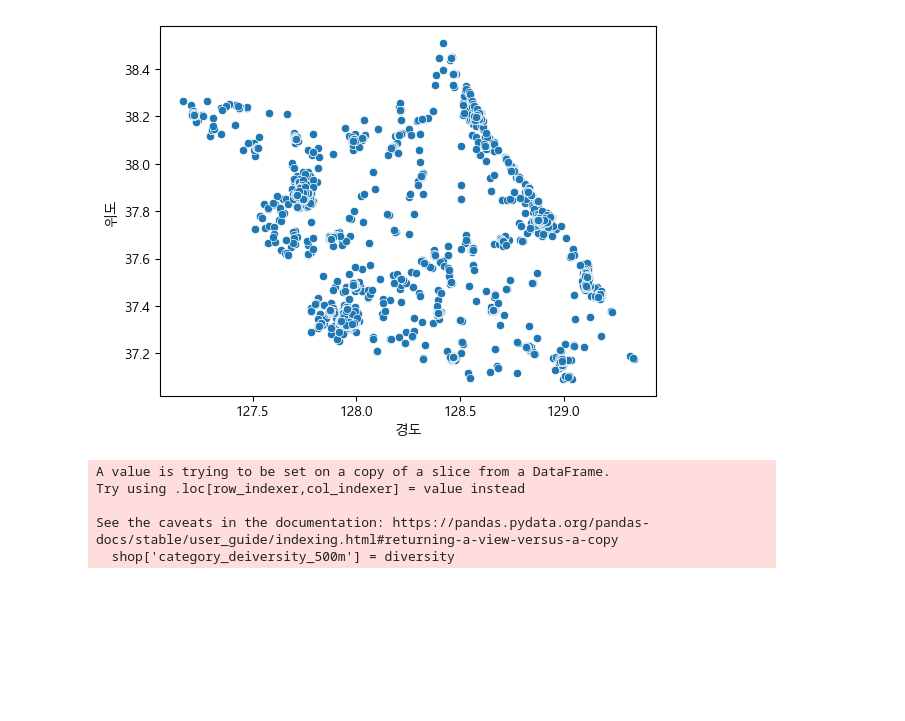
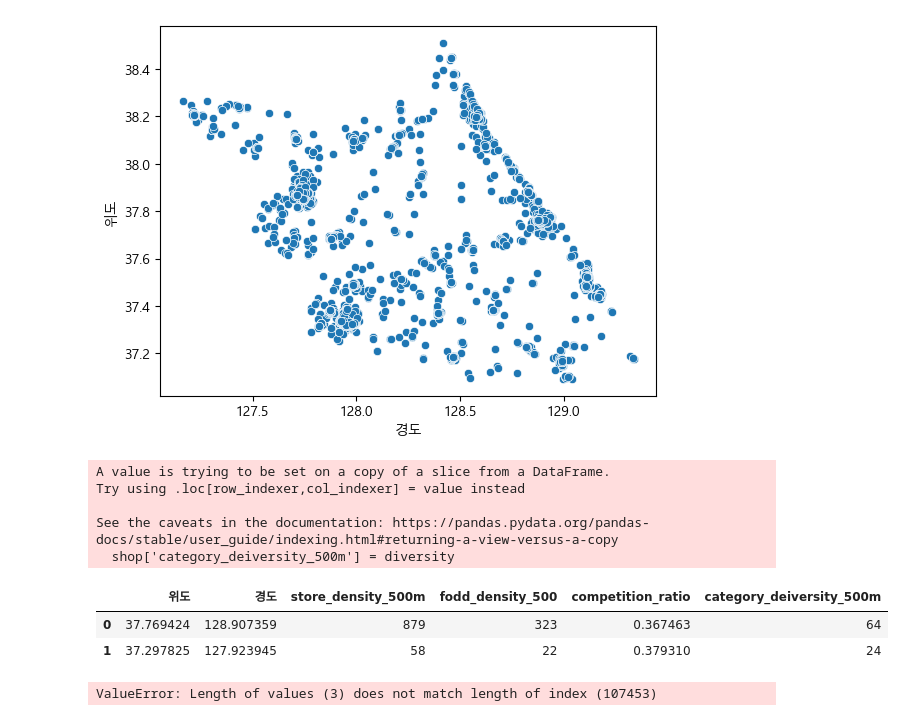
Before and after one commit to skn29teacher/skn29_lecture, a Jupyter notebook: 머신러닝/실습/002.ipynb, the cells around one changed output. Drawn from its saved outputs; the diff is of its cells as text; code cells hidden in the pictures; blank space fills up the shorter version.

```diff
--- a/머신러닝/실습/002.ipynb
+++ b/머신러닝/실습/002.ipynb
@@ -145,7 +145,7 @@ shop.loc[:,'competition_ratio'] = (shop['fodd_density_500'] / shop['store_densit
 # 0에 가까울수록 경쟁적음  1에 가까울수록 경쟁이 심함
 # %%
 indices = tree.query_radius(coors, r=radius)
-diversity = [shop.iloc[idx_list]['상권업종중분류명'].unique() for idx_list in indices]
+diversity = [len(shop.iloc[idx_list]['상권업종중분류명'].unique()) for idx_list in indices]
 # %%
 shop['category_deiversity_500m'] = diversity
 # %% [output]
@@ -154,5 +154,18 @@ Try using .loc[row_indexer,col_indexer] = value instead
 
 See the caveats in the documentation: https://pandas.pydata.org/pandas-docs/stable/user_guide/indexing.html#returning-a-view-versus-a-copy
   shop['category_deiversity_500m'] = diversity
+# %%
+shop.loc[:,'위도':].head(2)
+# %% [output]
+|  | 위도 | 경도 | store_density_500m | fodd_density_500 | competition_ratio | category_deiversity_500m |
+| 0 | 37.769424 | 128.907359 | 879 | 323 | 0.367463 | 64 |
+| 1 | 37.297825 | 127.923945 | 58 | 22 | 0.379310 | 24 |
 # %%
 X = shop.loc[:,'위도':]
+X['score'] = (
+    0.4*X['store_density_500m'],  # 전체상권 활성도
+    -0.3*X['competition_ratio'],  # 경쟁강도(패널티)
+    +0.3*X['category_deiversity_500m']  #상권의 다양성
+)
+# %% [output]
+ValueError: Length of values (3) does not match length of index (107453)
```
Also changed, not shown: parts of 1 cell of this notebook.
